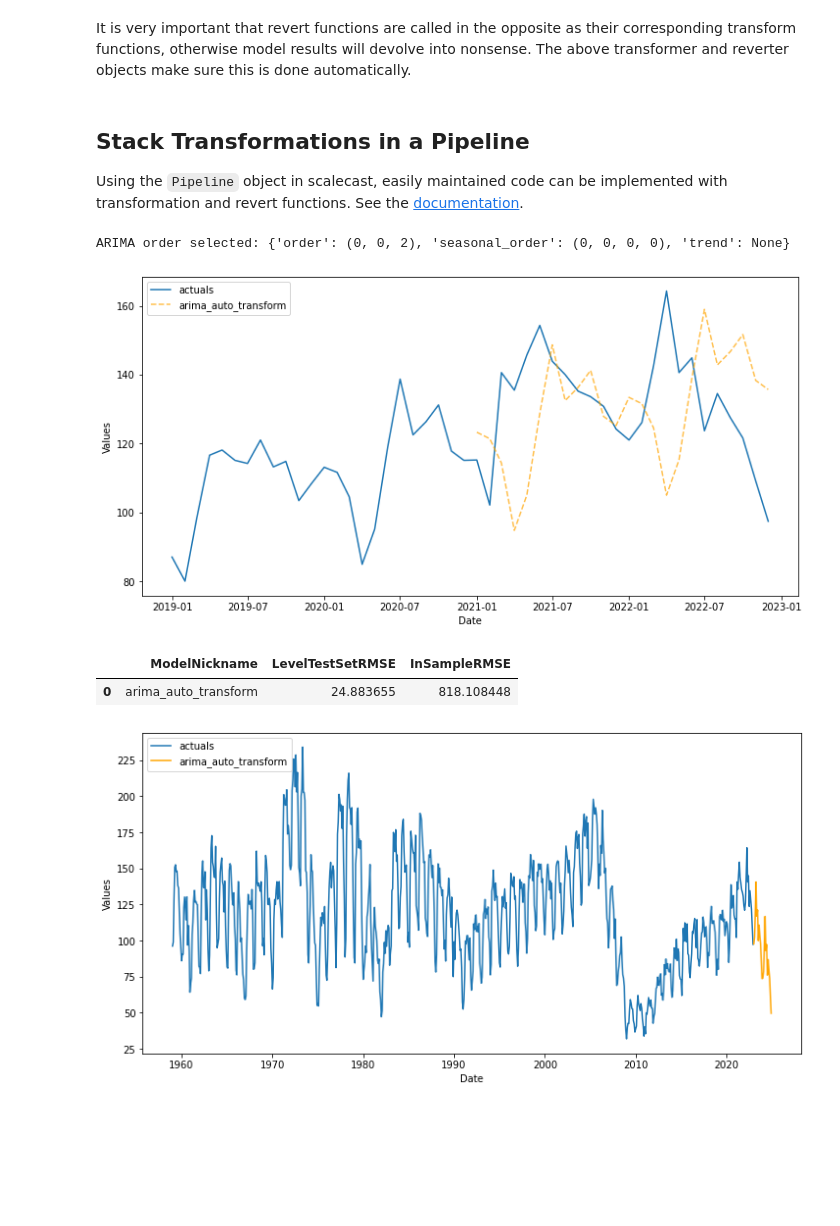
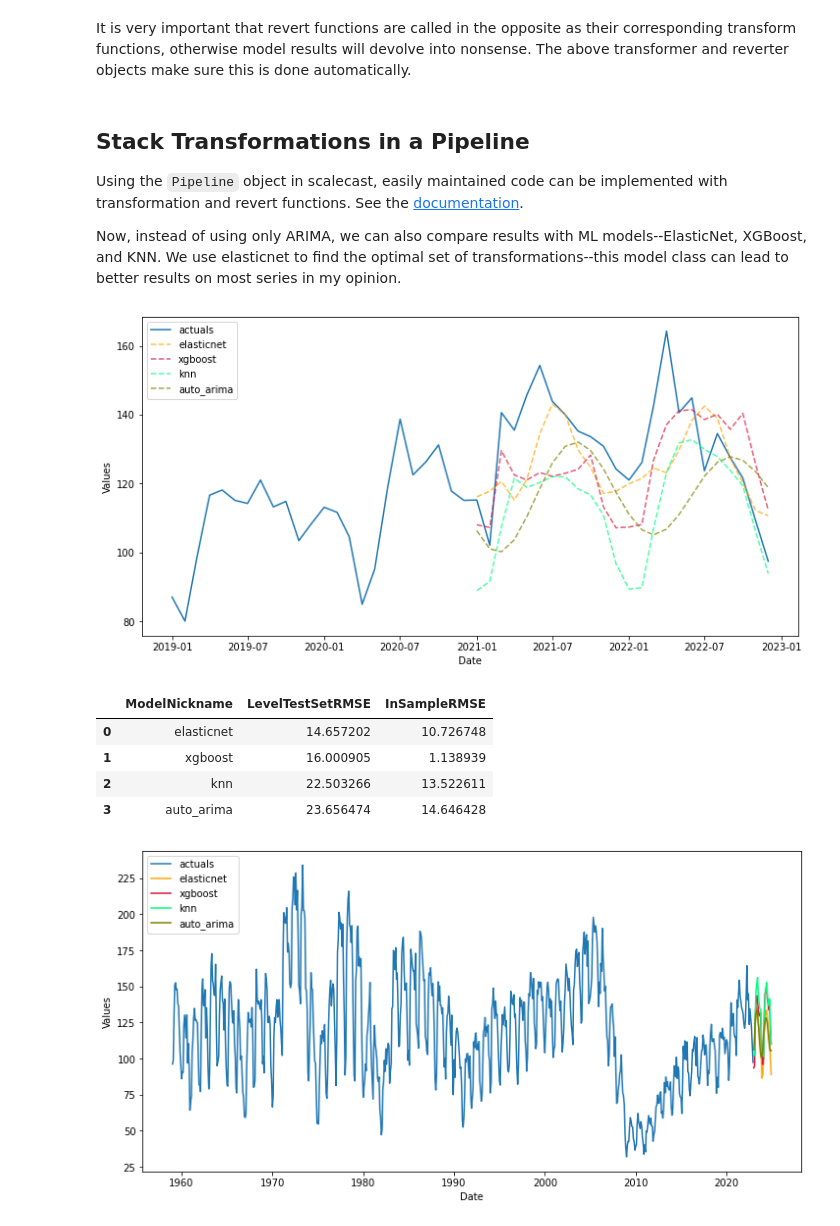
Before and after one commit to mikekeith52/scalecast-examples, a Jupyter notebook: transforming/series_transformer.ipynb, the cells around one changed output. Drawn from its saved outputs; the diff is of its cells as text; code cells hidden in the pictures; blank space fills up the shorter version.

Commit message:
Updated transforming notebook

```diff
--- a/transforming/series_transformer.ipynb
+++ b/transforming/series_transformer.ipynb
@@ -394,34 +395,46 @@ It is very important that revert functions are called in the opposite as their c
 ## Stack Transformations in a Pipeline
 
 Using the `Pipeline` object in scalecast, easily maintained code can be implemented with transformation and revert functions. See the [documentation](https://scalecast.readthedocs.io/en/latest/Forecaster/Pipeline.html).
+
+Now, instead of using only ARIMA, we can also compare results with ML models--ElasticNet, XGBoost, and KNN. We use elasticnet to find the optimal set of transformations--this model class can lead to better results on most series in my opinion.
+# %%
+GridGenerator.get_example_grids()
+transformer, reverter = find_optimal_transformation(f, estimator='elasticnet')
+# %%
+def forecaster(f):
+    models = ['elasticnet','xgboost','knn']
+    auto_arima(f)
+    f.auto_Xvar_select(estimator='elasticnet', cross_validate=True)
+    f.tune_test_forecast(models, cross_validate=True,limit_grid_size=.2)
 # %%
 pipeline = Pipeline(
     steps = [
         ('Transform',transformer),
-        ('Forecast',transform_forecast_arima),
+        ('Forecast',forecaster),
         ('Revert',reverter),
     ],
 )
 
-f = pipeline.fit_predict(f,call_me='arima_auto_transform')
+f = pipeline.fit_predict(f)
-# %% [output]
-ARIMA order selected: {'order': (0, 0, 2), 'seasonal_order': (0, 0, 0, 0), 'trend': None}
 # %%
 f.plot_test_set(include_train = 48, order_by = 'LevelTestSetRMSE')
 plt.legend(loc='upper left')
 plt.show()
 # %% [output]
-[figure, old version]
+[figure, new version]
 # %%
 results = f.export('model_summaries',determine_best_by='LevelTestSetRMSE')
 results[['ModelNickname','LevelTestSetRMSE','InSampleRMSE']]
 # %% [output]
 |  | ModelNickname | LevelTestSetRMSE | InSampleRMSE |
-| 0 | arima_auto_transform | 24.883655 | 818.108448 |
+| 0 | elasticnet | 14.657202 | 10.726748 |
+| 1 | xgboost | 16.000905 | 1.138939 |
+| 2 | knn | 22.503266 | 13.522611 |
+| 3 | auto_arima | 23.656474 | 14.646428 |
 # %%
-f.plot()
+f.plot(order_by = 'LevelTestSetRMSE')
 plt.legend(loc='upper left')
 plt.show()
 # %% [output]
-[figure, old version]
+[figure, new version]
 # %% [markdown]
```
Also changed, not shown: parts of 4 cells of this notebook, 1 other file.
